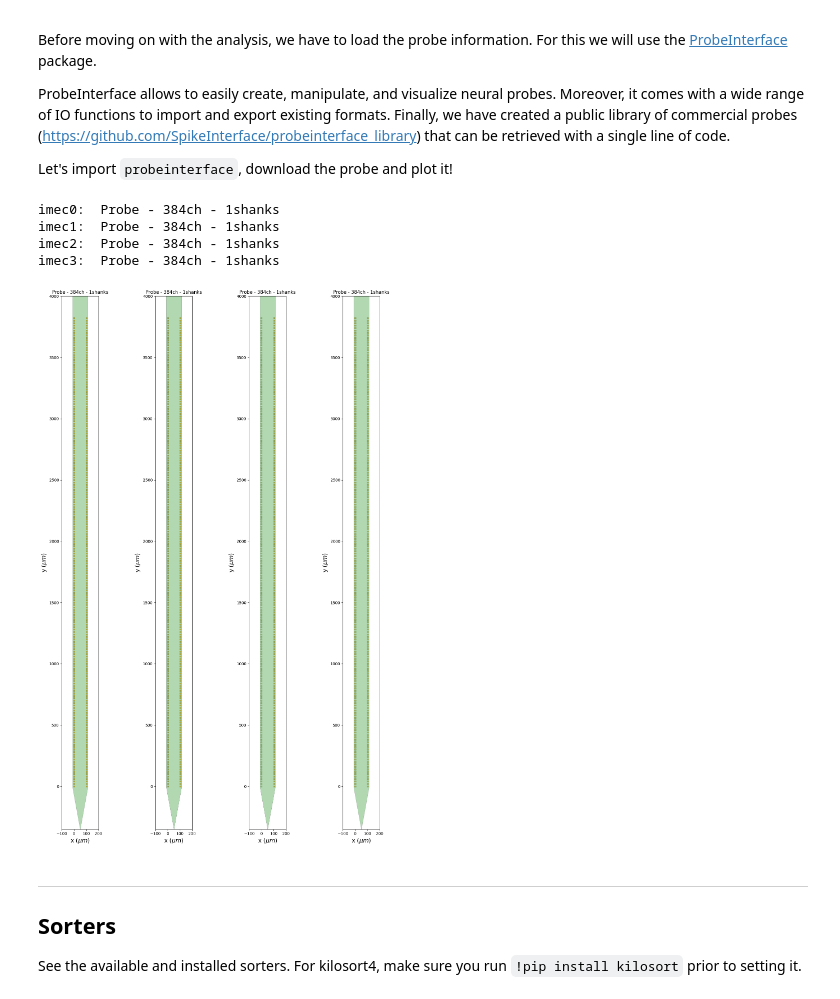
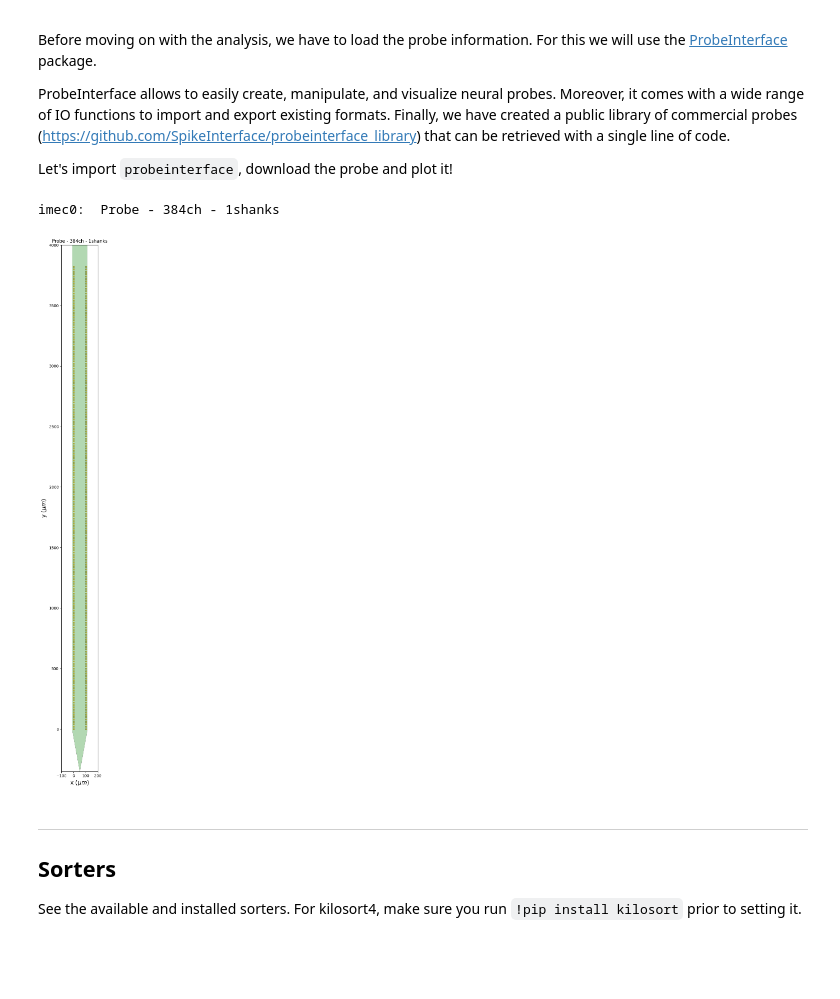
Before and after one commit to rahim-hashim/Kilosort4-SGLX, a Jupyter notebook: SpikeInterface_2024.ipynb, the cells around one changed output. Saved outputs shown, nothing was run; the diff lists cells and outputs as text; code cells hidden in the pictures; blank space fills up the shorter version.

```diff
--- a/SpikeInterface_2024.ipynb
+++ b/SpikeInterface_2024.ipynb
@@ -82,16 +86,19 @@ This reader is folder-based. If the folder contains several streams (e.g., “im
 
 **NOTE**: We've included the *load_sync_channel* parameter to `read_spikeglx` to load the last channel in the stream, which is typically used for synchronization, which we will utilize with TPrime later.
 # %%
-recording_dict = defaultdict(str)
-for imec_id in imec_folder_dict.keys():
-	print(f'Probe: {imec_id}')
-	recording = si.read_spikeglx(
-		sglx_folder,
-		stream_id=f'{imec_id}.ap',
-		load_sync_channel=False
-	)
+def extract_recordings(sglx_folder, imec_folder_dict):
+	recording_dict = defaultdict(str)
+	for imec_id in imec_folder_dict.keys():
+		print(f'Probe: {imec_id}')
+		recording = si.read_spikeglx(
+			sglx_folder,
+			stream_id=f'{imec_id}.ap',
+			load_sync_channel=False
+		)
+		recording_dict[imec_id] = recording
+		print(recording)
+	return recording_dict
 
-	recording_dict[imec_id] = recording
-	print(recording)
+recording_dict = extract_recordings(sglx_folder, imec_folder_dict)
 # %% [output]
 Probe: imec0
@@ -230,24 +181,26 @@ Let's import `probeinterface`, download the probe and plot it!
 # %%
 import probeinterface as pi
 from probeinterface.plotting import plot_probe
 
 # get first value from recording_dict
 fig, ax = plt.subplots(1, len(recording_dict.keys()), figsize=(14, 20))
 for idx, imec in enumerate(recording_dict.keys()):
 	recording = recording_dict[imec]
 	probe = recording.get_probe()
 	print(f'{imec}:  {probe}')
-	_ = plot_probe(probe, ax=ax[idx])
-	ax[idx].set_xlim(-100, 200)
-	ax[idx].set_ylim(-350, 4000)
+	if len(recording_dict.keys()) == 1:
+		ax_ = plot_probe(probe, ax=ax)
+		ax.set_xlim(-100, 200)
+		ax.set_ylim(-350, 4000)
+	else:
+		_ = plot_probe(probe, ax=ax[idx])
+		ax[idx].set_xlim(-100, 200)
+		ax[idx].set_ylim(-350, 4000)
 fig.tight_layout()
 plt.show()
 # %% [output]
 imec0:  Probe - 384ch - 1shanks
-imec1:  Probe - 384ch - 1shanks
-imec2:  Probe - 384ch - 1shanks
-imec3:  Probe - 384ch - 1shanks
-[figure, old version]
+[figure, new version]
 # %% [markdown]
 ***
 ## Sorters
```
Also changed, not shown: parts of 8 cells of this notebook, 4 other files.
